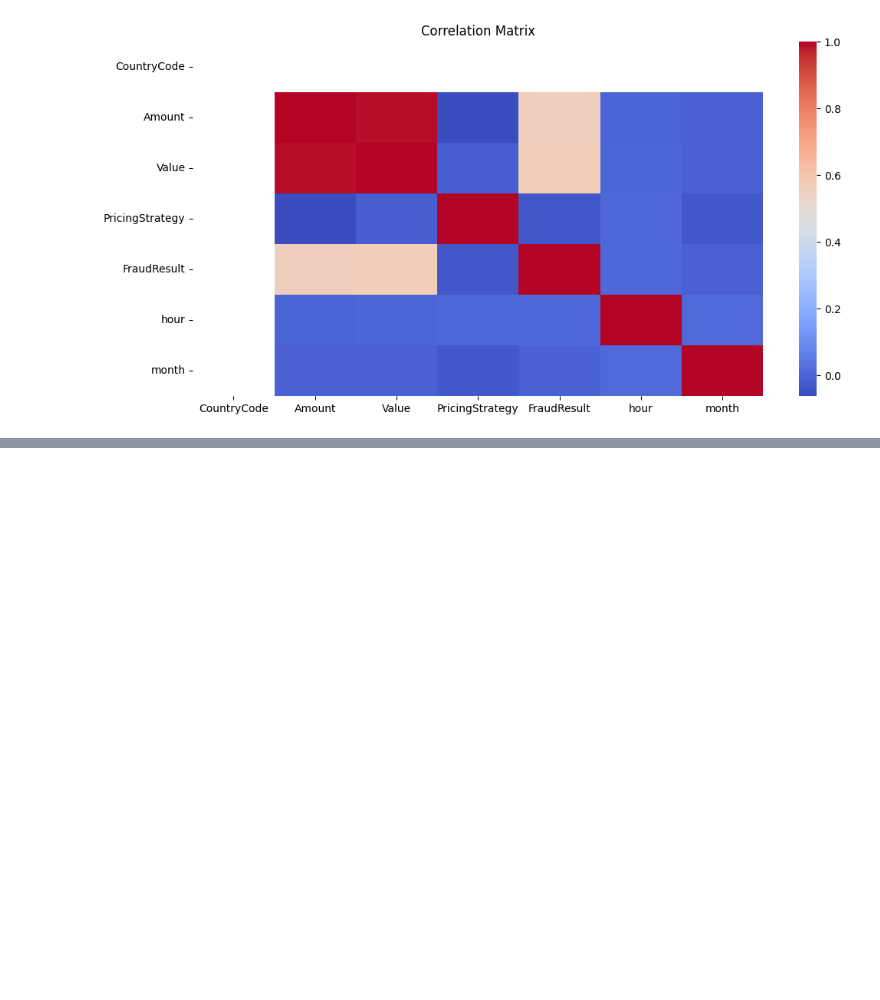
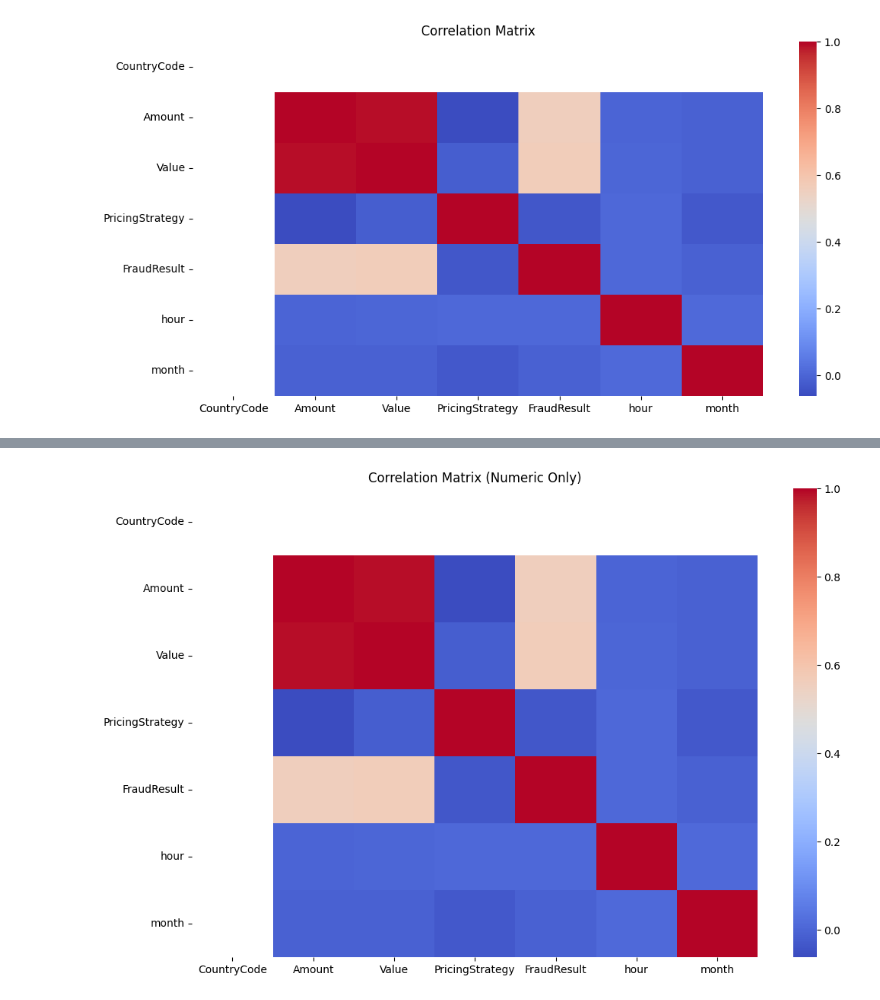
Before and after one commit to Bethabrh/credit-risk-model, a Jupyter notebook: notebooks/eda.ipynb, the cells around one changed output, grey strips where cells are left out. Drawn from its saved outputs; the diff is of its cells as text; code cells hidden in the pictures; blank space fills up the shorter version.

```diff
--- a/notebooks/eda.ipynb
+++ b/notebooks/eda.ipynb
@@ -205 +224,8 @@ plt.show()
+# %%
+plt.figure(figsize=(12,8))
+sns.heatmap(df.corr(numeric_only=True), cmap="coolwarm")
+plt.title("Correlation Matrix (Numeric Only)")
+plt.show()
+# %% [output]
+[figure, added]
 # %% [markdown]
```
Also changed, not shown: parts of 4 cells of this notebook, 1 other file.
